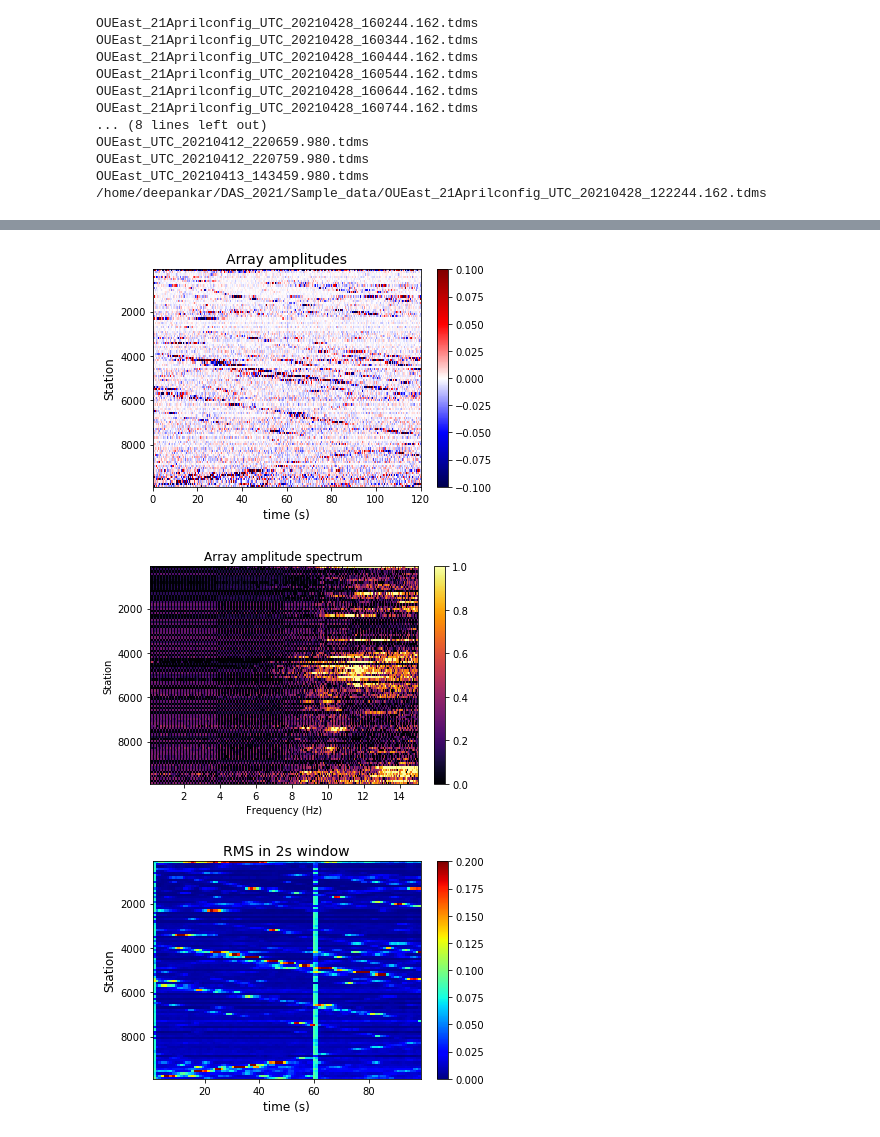
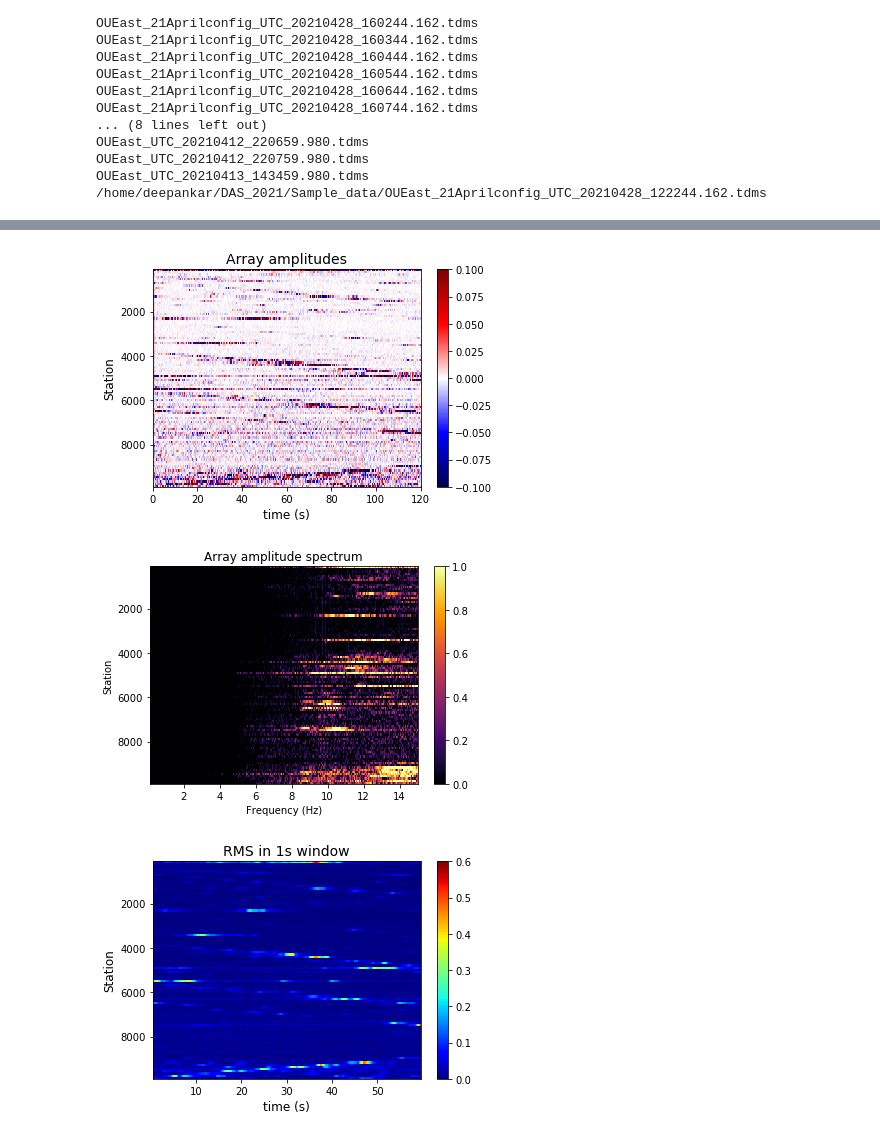
Before and after one commit to dsd28ues/DAS_visualize, a Jupyter notebook: das_read_plot.ipynb, the cells around one changed output, grey strips where cells are left out. Saved outputs shown, nothing was run; the diff lists cells and outputs as text; code cells hidden in the pictures.

```diff
--- a/das_read_plot.ipynb
+++ b/das_read_plot.ipynb
@@ -37,7 +37,7 @@ OUEast_UTC_20210413_143459.980.tdms
 /home/deepankar/DAS_2021/Sample_data/OUEast_21Aprilconfig_UTC_20210428_122244.162.tdms
 # %%
 stations = np.arange(100,10000,100)
-st1 = read_tdms_to_stream(path+dirlist[4],stations,50)
-st2 = read_tdms_to_stream(path+dirlist[5],stations,50)
+st = read_tdms_to_stream(path+dirlist[4],stations,50)
+#st = st+read_tdms_to_stream(path+dirlist[5],stations,50)
 # %% [output]
 traces in stream : 99
@@ -45,17 +44,17 @@ traces in stream : 99
 # %%
-st = st1+st2
+
 st = st.merge(method = 0,fill_value = 'interpolate',interpolation_samples = -1)
 # %%
 #stream processing
 st = st.normalize()
 
-#st = st.filter("bandpass",freqmin = 5,freqmax = 10) #change min max frequency. or use "lowpass" or "highpass"
-st = st.filter("lowpass",freq = 20) #change min max frequency. or use "lowpass" or "highpass"
+st = st.filter("bandpass",freqmin = 5,freqmax = 20) #change min max frequency. or use "lowpass" or "highpass"
+#st = st.filter("lowpass",freq = 15) #change min max frequency. or use "lowpass" or "highpass"
 # %%
 #trace plotting and spectrum
 
 from spectral import trace_spectrum
-tr = st.select(station = '5000')[0] #select one station. Eg. station 1000 selected here
+tr = st.select(station = '600')[0] #select one station. Eg. station 1000 selected here
 tr.plot()
 trace_spectrum(tr)
 # %% [output]
@@ -76,7 +75,7 @@ time = [0, 120] #change
 maxamp = 1 #change
 stream_amplitude(stream_data[:,:],stations[:],time,sampleRate,0.1*maxamp)
 # %% [output]
-[figure, old version]
+[figure, new version]
 # %%
 #stream spectrum
 from spectral import stream_spectrum
@@ -84,13 +83,13 @@ freq = [0.1,15] #change
 cbar_lim =[0,1] #change
 stream_spectrum(stream_data,stations,freq,sampleRate,'log10',cbar_lim) #change to linear scale
 # %% [output]
-[figure, old version]
+[figure, new version]
 # %%
 from amplitude import stream_RMS
-time = [0,100]
-amp = 0.2
-win = 2
-step =1
-stream_RMS(stream_data,stations[0:1000], time,sampleRate,win,step,amp)
+time = [0,60]
+amp = 0.6
+win = 1
+step = 0.1
+stream_RMS(stream_data,stations, time,sampleRate,win,step,amp)
 # %% [output]
-[figure, old version]
+[figure, new version]
```
Also changed, not shown: parts of 2 cells of this notebook, 1 other file.
